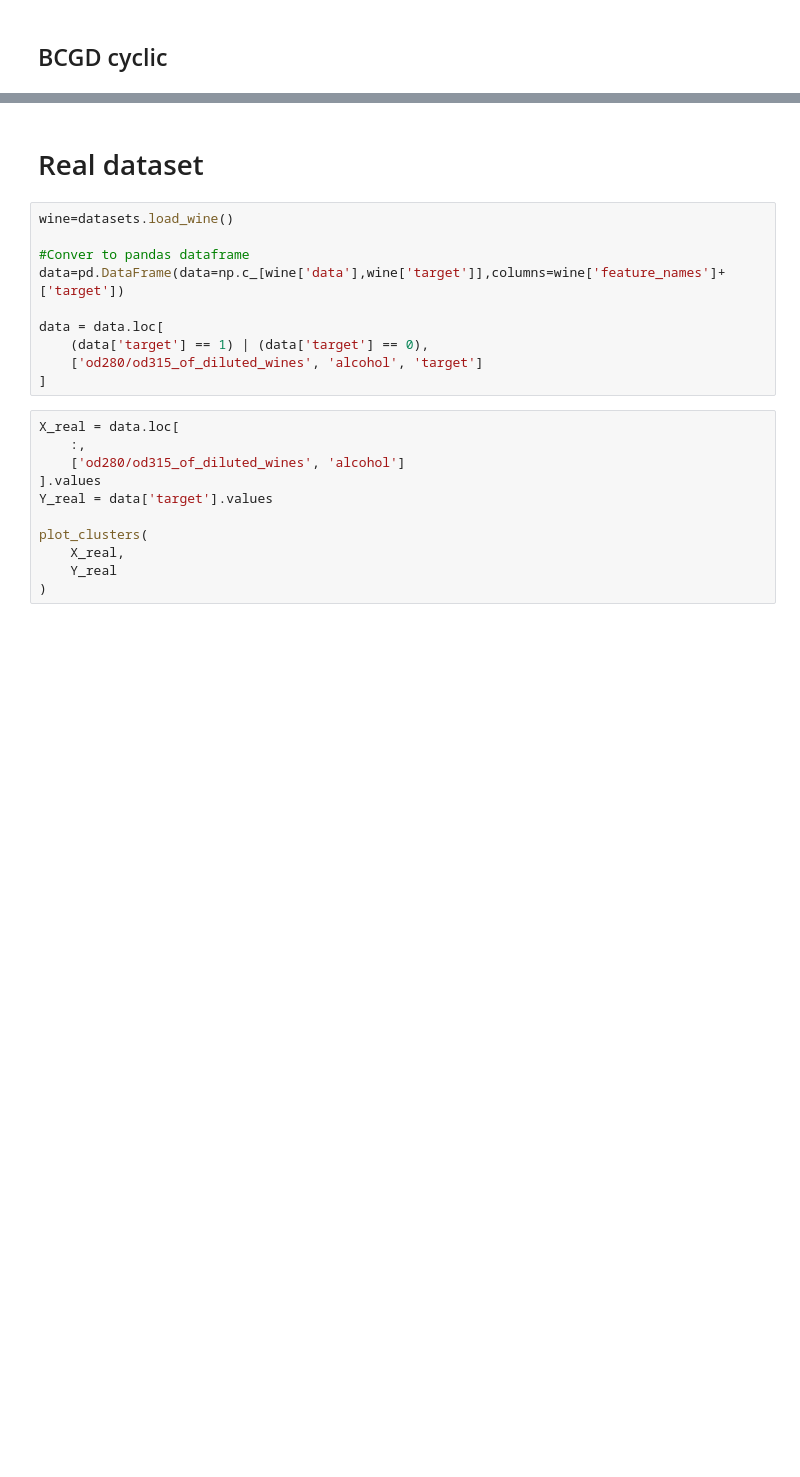
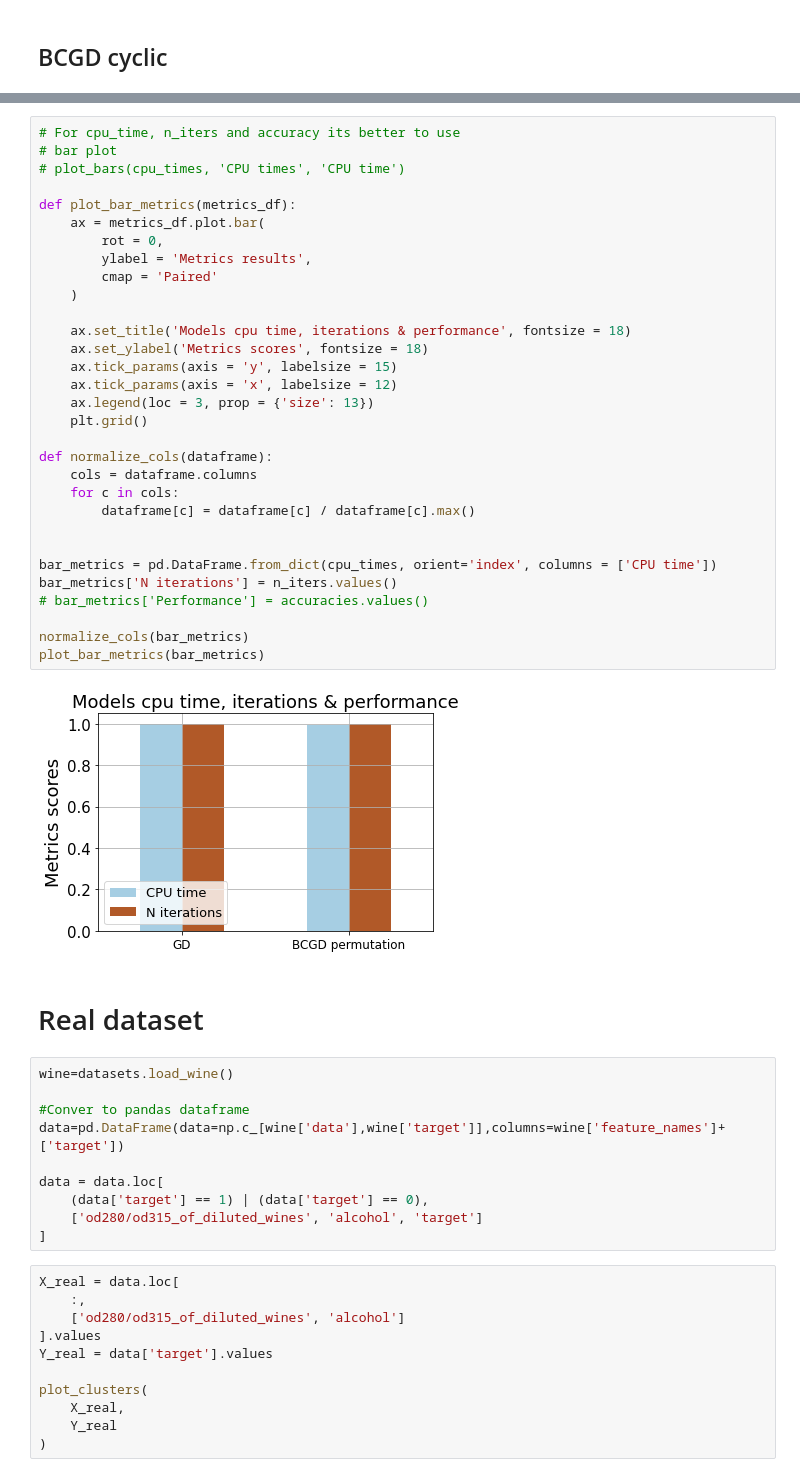
Before and after one commit to PashaIanko/Semi-Supervised-Labelling, a Jupyter notebook: main_notebook.ipynb, the cells around one changed output, grey strips where cells are left out. Drawn from its saved outputs; the diff is of its cells as text; blank space fills up the shorter version.

```diff
--- a/main_notebook.ipynb
+++ b/main_notebook.ipynb
@@ -507,3 +562,36 @@ plt.grid()
+# %%
+# For cpu_time, n_iters and accuracy its better to use
+# bar plot
+# plot_bars(cpu_times, 'CPU times', 'CPU time')
+
+def plot_bar_metrics(metrics_df):
+    ax = metrics_df.plot.bar(
+        rot = 0,
+        ylabel = 'Metrics results',
+        cmap = 'Paired'
+    )
+
+    ax.set_title('Models cpu time, iterations & performance', fontsize = 18)
+    ax.set_ylabel('Metrics scores', fontsize = 18)
+    ax.tick_params(axis = 'y', labelsize = 15)
+    ax.tick_params(axis = 'x', labelsize = 12)
+    ax.legend(loc = 3, prop = {'size': 13})
+    plt.grid()
+
+def normalize_cols(dataframe):
+    cols = dataframe.columns
+    for c in cols:
+        dataframe[c] = dataframe[c] / dataframe[c].max()
+
+
+bar_metrics = pd.DataFrame.from_dict(cpu_times, orient='index', columns = ['CPU time'])
+bar_metrics['N iterations'] = n_iters.values()
+# bar_metrics['Performance'] = accuracies.values()
+
+normalize_cols(bar_metrics)
+plot_bar_metrics(bar_metrics)
+# %% [output]
+[figure, added]
 # %% [markdown]
 # Real dataset
 # %%
```
Also changed, not shown: parts of 33 cells of this notebook.
